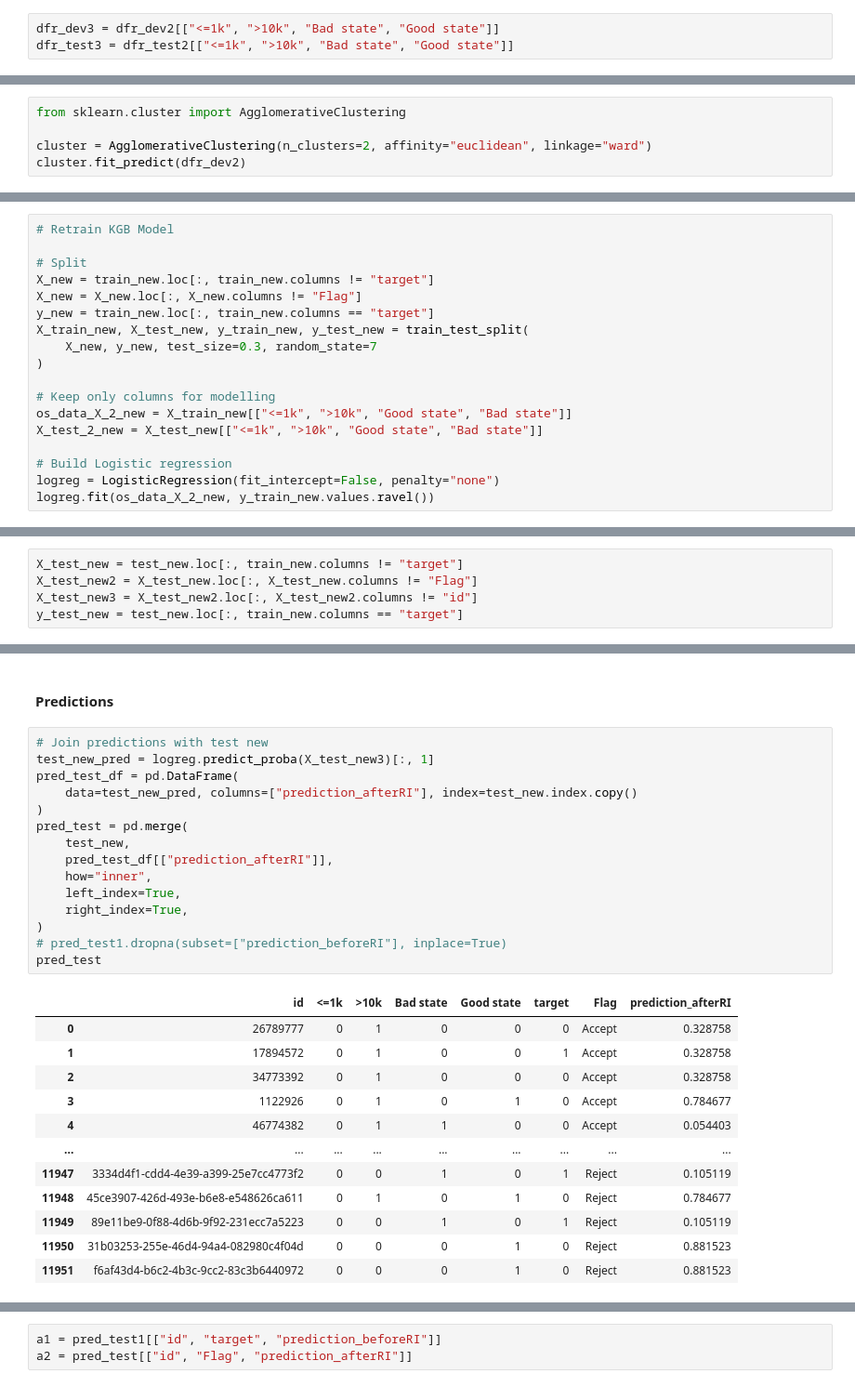
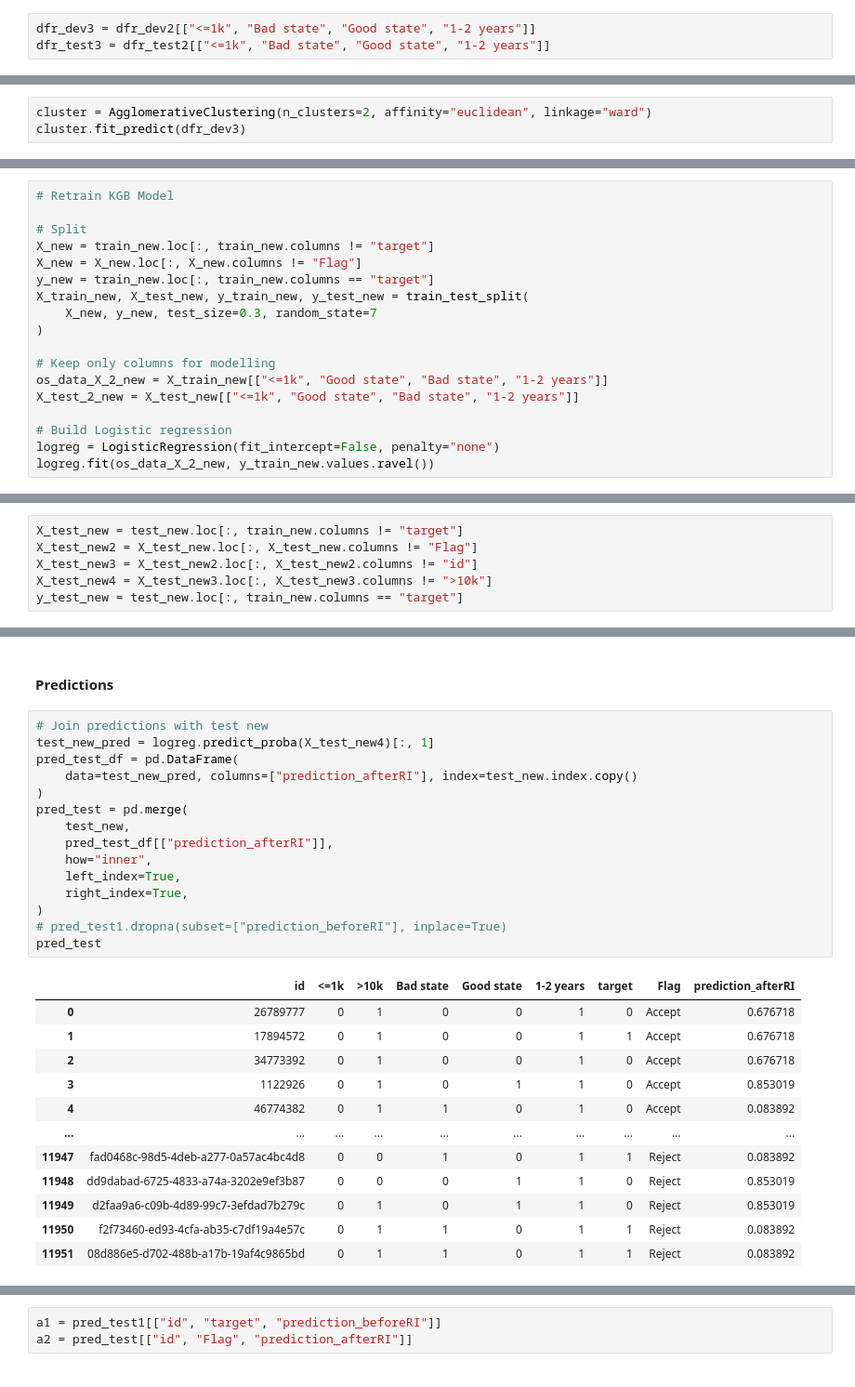
Before and after one commit to AnnaMariaAngelova/Reject_Inference, a Jupyter notebook: RI.ipynb, the cells around one changed output, grey strips where cells are left out. Shown at 93% size. Saved outputs shown, nothing was run; the diff lists cells and outputs as text.

Commit message:
Evaluation of traditional method, k-means and hierarchical clustering

```diff
--- a/RI.ipynb
+++ b/RI.ipynb
@@ -454,6 +563,6 @@ dfr_test2 = dfr_test.drop(columns=["loan_amnt", "addr_state", "1-10k", "Californ
 # %%
-dfr_dev3 = dfr_dev2[["<=1k", ">10k", "Bad state", "Good state"]]
-dfr_test3 = dfr_test2[["<=1k", ">10k", "Bad state", "Good state"]]
+dfr_dev3 = dfr_dev2[["<=1k", "Bad state", "Good state", "1-2 years"]]
+dfr_test3 = dfr_test2[["<=1k", "Bad state", "Good state", "1-2 years"]]
 # %% [output]
 [interactive output not drawn]
 # %%
@@ -637,8 +773,6 @@ ri2_test
 # %% [markdown]
 ### Hierarchical Clustering
 # %%
-from sklearn.cluster import AgglomerativeClustering
-
 cluster = AgglomerativeClustering(n_clusters=2, affinity="euclidean", linkage="ward")
-cluster.fit_predict(dfr_dev2)
+cluster.fit_predict(dfr_dev3)
 # %% [output]
@@ -721,8 +1048,8 @@ X_train_new, X_test_new, y_train_new, y_test_new = train_test_split(
 )
 
 # Keep only columns for modelling
-os_data_X_2_new = X_train_new[["<=1k", ">10k", "Good state", "Bad state"]]
-X_test_2_new = X_test_new[["<=1k", ">10k", "Good state", "Bad state"]]
+os_data_X_2_new = X_train_new[["<=1k", "Good state", "Bad state", "1-2 years"]]
+X_test_2_new = X_test_new[["<=1k", "Good state", "Bad state", "1-2 years"]]
 
 # Build Logistic regression
 logreg = LogisticRegression(fit_intercept=False, penalty="none")
@@ -782,6 +1109,7 @@ test_new = test_new.reset_index(drop=True)
 X_test_new = test_new.loc[:, train_new.columns != "target"]
 X_test_new2 = X_test_new.loc[:, X_test_new.columns != "Flag"]
 X_test_new3 = X_test_new2.loc[:, X_test_new2.columns != "id"]
+X_test_new4 = X_test_new3.loc[:, X_test_new3.columns != ">10k"]
 y_test_new = test_new.loc[:, train_new.columns == "target"]
 # %% [output]
 [interactive output not drawn]
@@ -789,29 +1117,29 @@ y_test_new = test_new.loc[:, train_new.columns == "target"]
 #### Predictions
 # %%
 # Join predictions with test new
-test_new_pred = logreg.predict_proba(X_test_new3)[:, 1]
+test_new_pred = logreg.predict_proba(X_test_new4)[:, 1]
 pred_test_df = pd.DataFrame(
     data=test_new_pred, columns=["prediction_afterRI"], index=test_new.index.copy()
 )
 pred_test = pd.merge(
     test_new,
     pred_test_df[["prediction_afterRI"]],
     how="inner",
     left_index=True,
     right_index=True,
 )
 # pred_test1.dropna(subset=["prediction_beforeRI"], inplace=True)
 pred_test
 # %% [output]
-|  | id | <=1k | >10k | Bad state | Good state | target | Flag | prediction_afterRI |
-| 0 | 26789777 | 0 | 1 | 0 | 0 | 0 | Accept | 0.328758 |
-| 1 | 17894572 | 0 | 1 | 0 | 0 | 1 | Accept | 0.328758 |
-| 2 | 34773392 | 0 | 1 | 0 | 0 | 0 | Accept | 0.328758 |
-| 3 | 1122926 | 0 | 1 | 0 | 1 | 0 | Accept | 0.784677 |
-| 4 | 46774382 | 0 | 1 | 1 | 0 | 0 | Accept | 0.054403 |
-| ... | ... | ... | ... | ... | ... | ... | ... | ... |
-| 11947 | 3334d4f1-cdd4-4e39-a399-25e7cc4773f2 | 0 | 0 | 1 | 0 | 1 | Reject | 0.105119 |
-| 11948 | 45ce3907-426d-493e-b6e8-e548626ca611 | 0 | 1 | 0 | 1 | 0 | Reject | 0.784677 |
-| 11949 | 89e11be9-0f88-4d6b-9f92-231ecc7a5223 | 0 | 0 | 1 | 0 | 1 | Reject | 0.105119 |
-| 11950 | 31b03253-255e-46d4-94a4-082980c4f04d | 0 | 0 | 0 | 1 | 0 | Reject | 0.881523 |
-| 11951 | f6af43d4-b6c2-4b3c-9cc2-83c3b6440972 | 0 | 0 | 0 | 1 | 0 | Reject | 0.881523 |
+|  | id | <=1k | >10k | Bad state | Good state | 1-2 years | target | Flag | prediction_afterRI |
+| 0 | 26789777 | 0 | 1 | 0 | 0 | 1 | 0 | Accept | 0.676718 |
+| 1 | 17894572 | 0 | 1 | 0 | 0 | 1 | 1 | Accept | 0.676718 |
+| 2 | 34773392 | 0 | 1 | 0 | 0 | 1 | 0 | Accept | 0.676718 |
+| 3 | 1122926 | 0 | 1 | 0 | 1 | 1 | 0 | Accept | 0.853019 |
+| 4 | 46774382 | 0 | 1 | 1 | 0 | 1 | 0 | Accept | 0.083892 |
+| ... | ... | ... | ... | ... | ... | ... | ... | ... | ... |
+| 11947 | fad0468c-98d5-4deb-a277-0a57ac4bc4d8 | 0 | 0 | 1 | 0 | 1 | 1 | Reject | 0.083892 |
+| 11948 | dd9dabad-6725-4833-a74a-3202e9ef3b87 | 0 | 0 | 0 | 1 | 1 | 0 | Reject | 0.853019 |
+| 11949 | d2faa9a6-c09b-4d89-99c7-3efdad7b279c | 0 | 1 | 0 | 1 | 1 | 0 | Reject | 0.853019 |
+| 11950 | f2f73460-ed93-4cfa-ab35-c7df19a4e57c | 0 | 1 | 1 | 0 | 1 | 1 | Reject | 0.083892 |
+| 11951 | 08d886e5-d702-488b-a17b-19af4c9865bd | 0 | 1 | 1 | 0 | 1 | 1 | Reject | 0.083892 |
```
Also changed, not shown: parts of 75 cells of this notebook.
